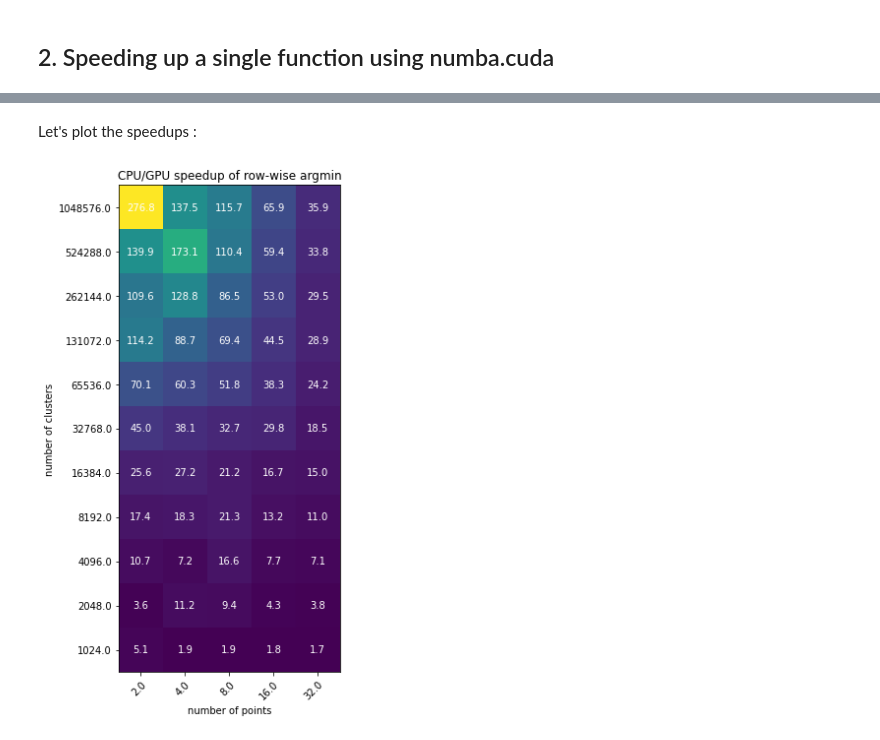
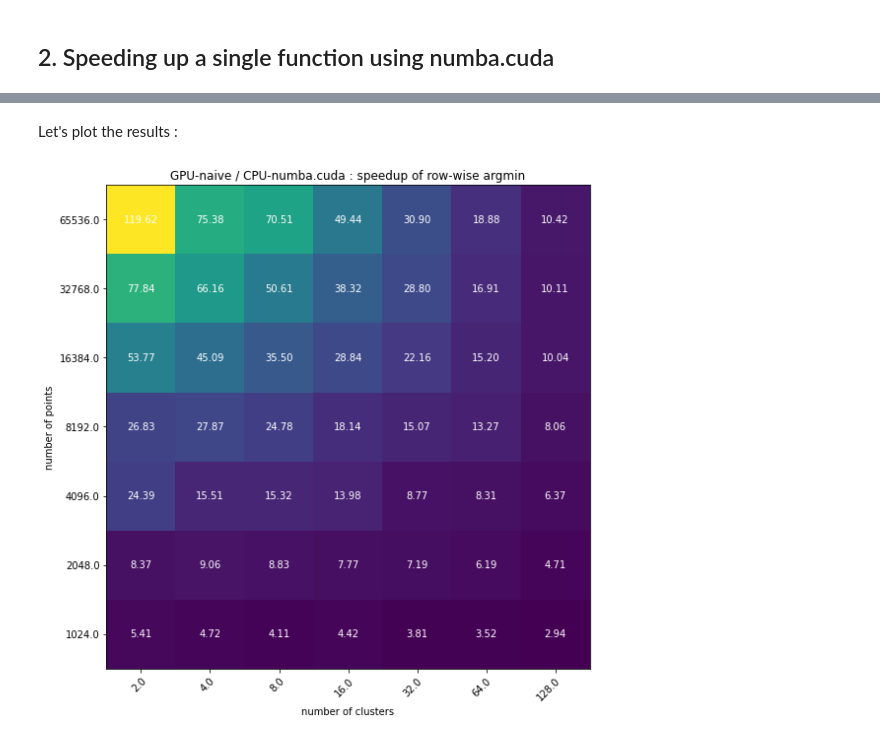
Before and after one commit to rmcabezon/GPU-course, a Jupyter notebook: notebooks/Kmeans_naiveNumbaCUDA.ipynb, the cells around one changed output, grey strips where cells are left out. Drawn from its saved outputs; the diff is of its cells as text; code cells hidden in the pictures.

```diff
--- a/notebooks/Kmeans_naiveNumbaCUDA.ipynb
+++ b/notebooks/Kmeans_naiveNumbaCUDA.ipynb
@@ -395,21 +531,24 @@ Let's explore the speedup we can achieve for different values :
 # %%
-speedup = np.zeros((11,5))
+nbSteps = 7
+startlog2N = 10
+speedup_CPU_GPU = np.zeros((nbSteps,nbSteps))
 
 x = 0
-for log2n in np.linspace(10,20,11): # n between 1 024 and 1 048 576
+for log2n in np.linspace(startlog2N,startlog2N+nbSteps-1,nbSteps): # n between 2**7 and 2**14
     y=0
-    for log2m in np.linspace(1,5,5): # m between 2 and 32
+    print('number of points {}'.format(int(2**log2n)))
+    for log2m in np.linspace(1,7,nbSteps): # m between 2 and 128
         n = int(2**log2n)
         m = int(2**log2m)
-        print(n,m)
         distances = np.random.random((m,n))
         distancesT = distances.T
         closestCentroid1 = np.empty((n,))
         closestCentroid2 = np.empty((n,))
 
-        resCPU = %timeit -n 1 -r 1 -o closestCentroid1 = getClosestCentroidTransposed( distancesT )
-        resGPU = %timeit -n 1 -r 1 -o getClosestCentroidNaiveCuda[blockspergrid, threadsperblock]( distancesT , m , closestCentroid2 )
-        speedup[x,y] = resCPU.best/resGPU.best
+        resCPU = %timeit -q -n 1 -r 1 -o closestCentroid1 = getClosestCentroid( distances )
+        resGPU = %timeit -q -n 1 -r 2 -o getClosestCentroidNaiveCuda[blockspergrid, threadsperblock]( distancesT , m , closestCentroid2 )
+
+        speedup_CPU_GPU[x,y] = resCPU.best/resGPU.best
         y+=1
     x+=1
 # %% [output]
@@ -433,43 +562,47 @@ for log2n in np.linspace(10,20,11): # n between 1 024 and 1 048 576
 # %% [markdown]
-Let's plot the speedups :
+Let's plot the results :
 # %%
 import matplotlib
 import matplotlib.pyplot as plt
-# sphinx_gallery_thumbnail_number = 2
-
-N = 2**np.linspace(10,20,11)
-M = 2**np.linspace(1,5,5)
 
 
+def plotSpeedupMatrix( speedup , Ns , Ms , title ):
 
-fig, ax = plt.subplots(figsize=(8,8))
-im = ax.imshow(speedup)
+  fig, ax = plt.subplots(figsize=(8,8))
+  im = ax.imshow(speedup)
 
-# We want to show all ticks...
-ax.set_xticks(np.arange(len(M)))
-ax.set_yticks(np.arange(len(N)))
-# ... and label them with the respective list entries
-ax.set_xticklabels(M)
-ax.set_yticklabels(N)
+  # We want to show all ticks...
+  ax.set_xticks(np.arange(len(Ms)))
+  ax.set_yticks(np.arange(len(Ns)))
+  # ... and label them with the respective list entries
+  ax.set_xticklabels(Ms)
+  ax.set_yticklabels(Ns)
 
-ax.set_xlabel('number of points')
-ax.set_ylabel('number of clusters')
+  ax.set_xlabel('number of clusters')
+  ax.set_ylabel('number of points')
 
-ax.set_xlim(-0.5,len(M)-0.5)
-ax.set_ylim(-0.5,len(N)-0.5)
+  ax.set_xlim(-0.5,len(Ms)-0.5)
+  ax.set_ylim(-0.5,len(Ns)-0.5)
 
-# Rotate the tick labels and set their alignment.
-plt.setp(ax.get_xticklabels(), rotation=45, ha="right",
-         rotation_mode="anchor")
+  # Rotate the tick labels and set their alignment.
+  plt.setp(ax.get_xticklabels(), rotation=45, ha="right",rotation_mode="anchor")
 
-# Loop over data dimensions and create text annotations.
-for i in range(len(N)):
-    for j in range(len(M)):
-        text = ax.text(j, i, '{:.1f}'.format(speedup[i, j]),
-                       ha="center", va="center", color="w")
+  # Loop over data dimensions and create text annotations.
+  for i in range(len(Ns)):
+    for j in range(len(Ms)):
+      col = 'w'
+      if speedup[i, j] < 1.0:
+        col = 'r'
+      text = ax.text(j, i, '{:.2f}'.format(speedup[i, j]),
+                     ha="center", va="center", color=col)
 
-ax.set_title("CPU/GPU speedup of row-wise argmin")
-fig.tight_layout()
-plt.show()
+  ax.set_title(title)
+  fig.tight_layout()
+  plt.show()
+
+Ns = 2**np.linspace(startlog2N,startlog2N+nbSteps-1,nbSteps)
+Ms = 2**np.linspace(1,7,7)
+title = "GPU-naive / CPU-numba.cuda : speedup of row-wise argmin"
+plotSpeedupMatrix( speedup_CPU_GPU , Ns , Ms , title )
 # %% [output]
-[figure, old version]
+[figure, new version]
```
Also changed, not shown: parts of 43 cells of this notebook.
